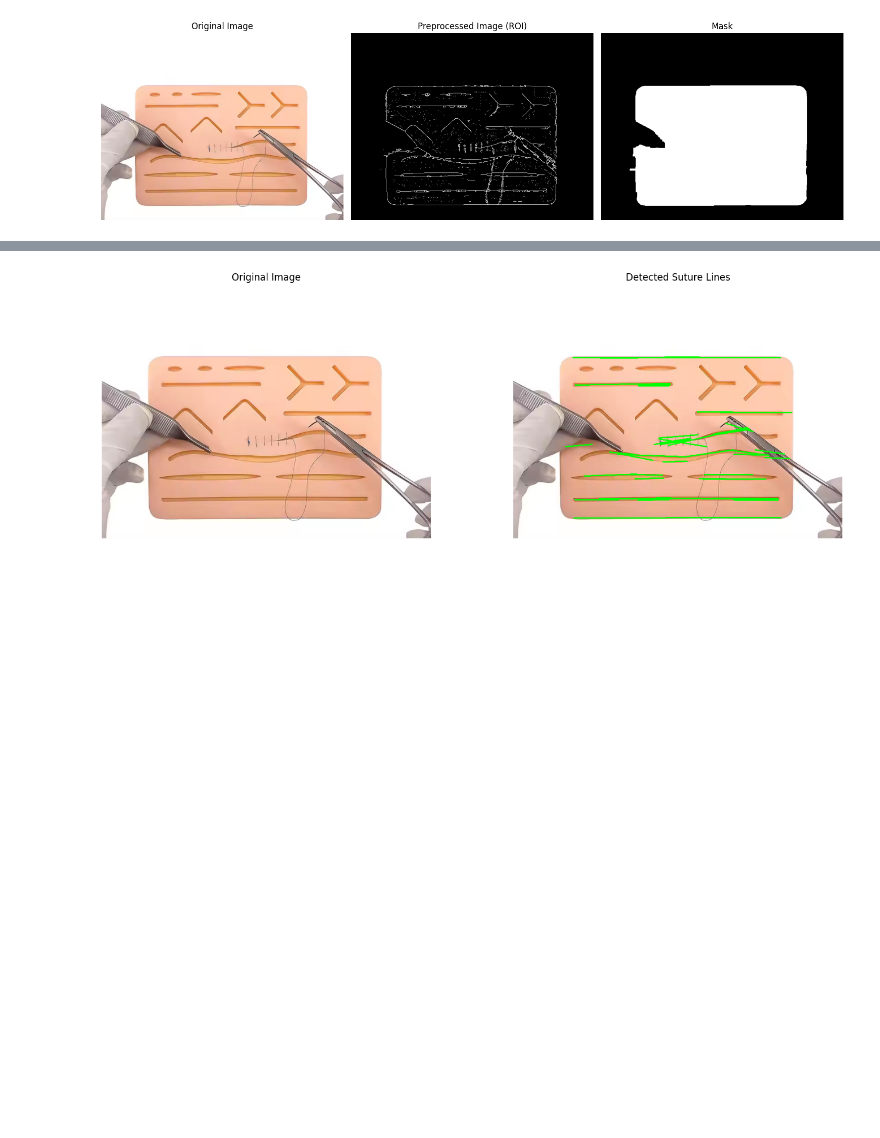
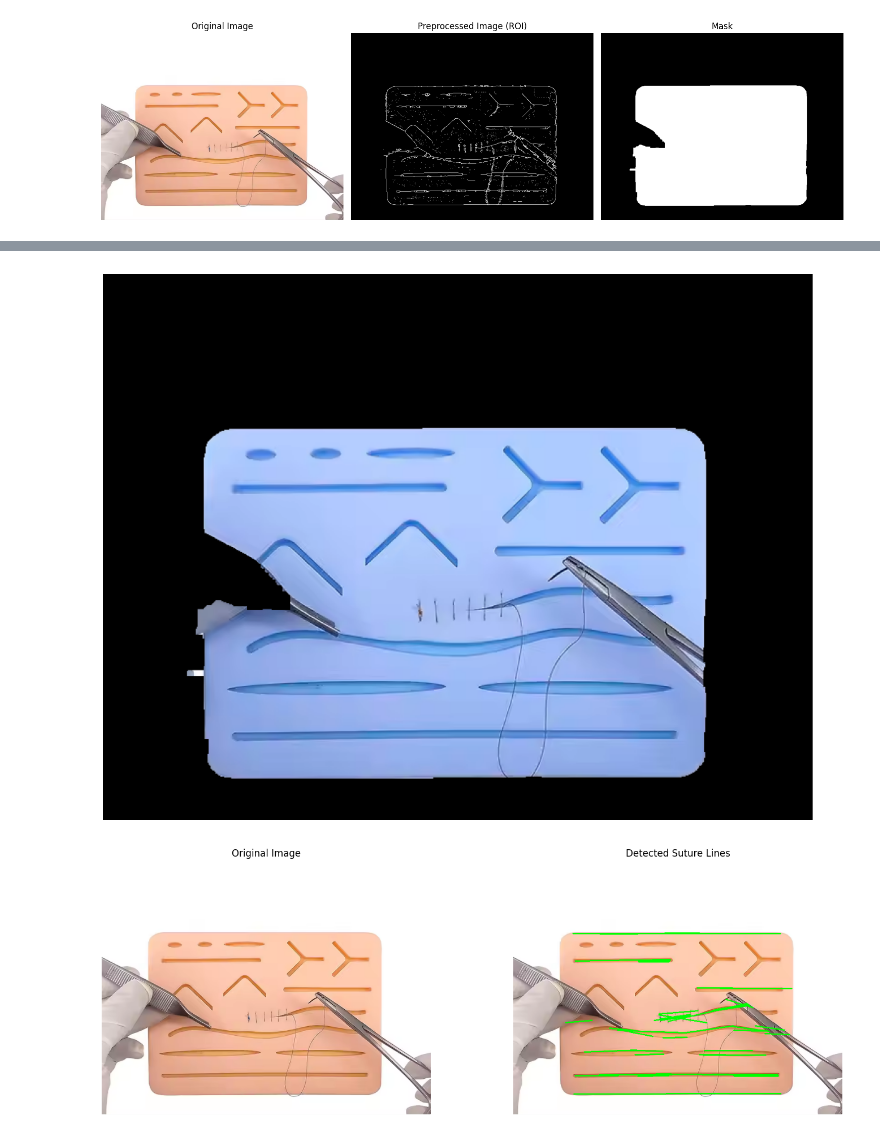
Before and after one commit to marindereggi/DragonHack-2025, a Jupyter notebook: demo.ipynb, the cells around one changed output, grey strips where cells are left out. Drawn from its saved outputs; the diff is of its cells as text; code cells hidden in the pictures; blank space fills up the shorter version.

```diff
--- a/demo.ipynb
+++ b/demo.ipynb
@@ -166,3 +173,14 @@ plt.show()
+# %%
+# Show only masked image with other areas blacked out
+masked_image = cv2.bitwise_and(image, image, mask=mask)
+
+# Now display it
+plt.figure(figsize=(15, 10))
+plt.imshow(masked_image)
+plt.axis('off')
+plt.show()
+# %% [output]
+[figure, added]
 # %%
 def detect_sutures_traditional(preprocessed_image):
     # Use Hough Line Transform to detect lines
```
Also changed, not shown: parts of 1 cell of this notebook.
